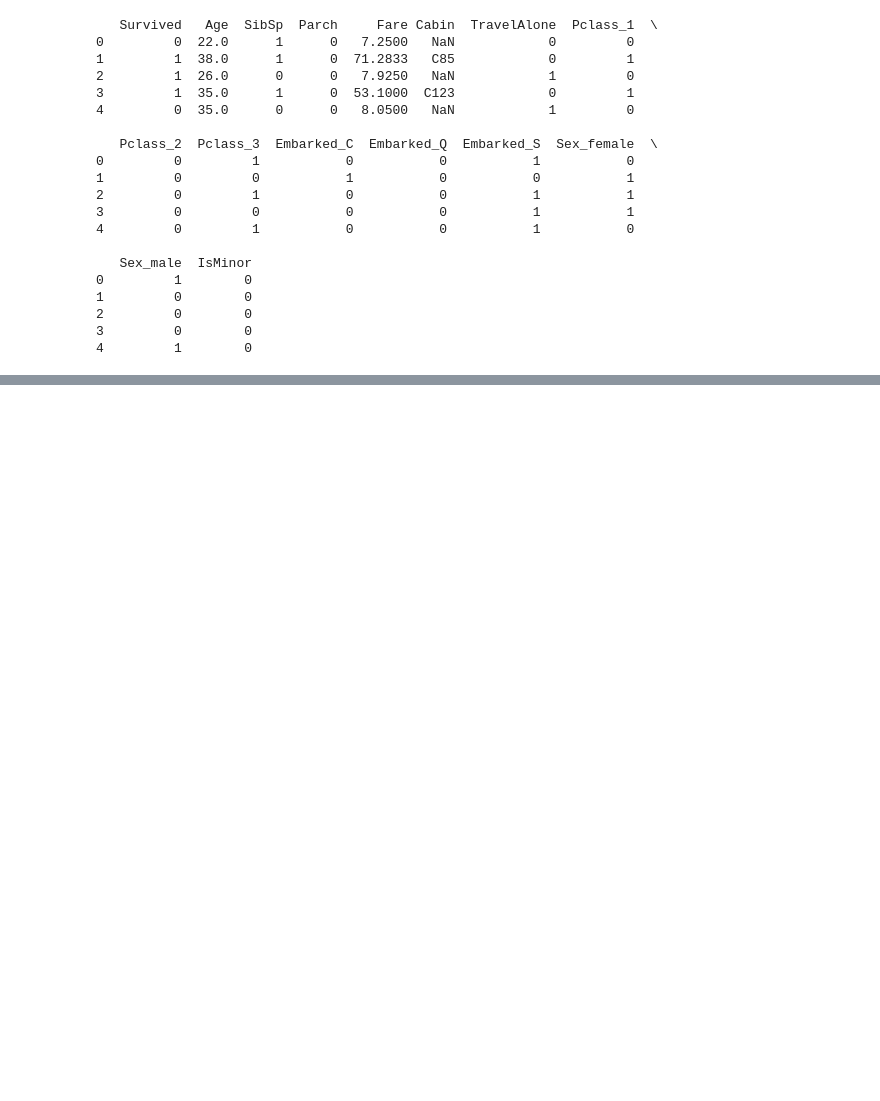
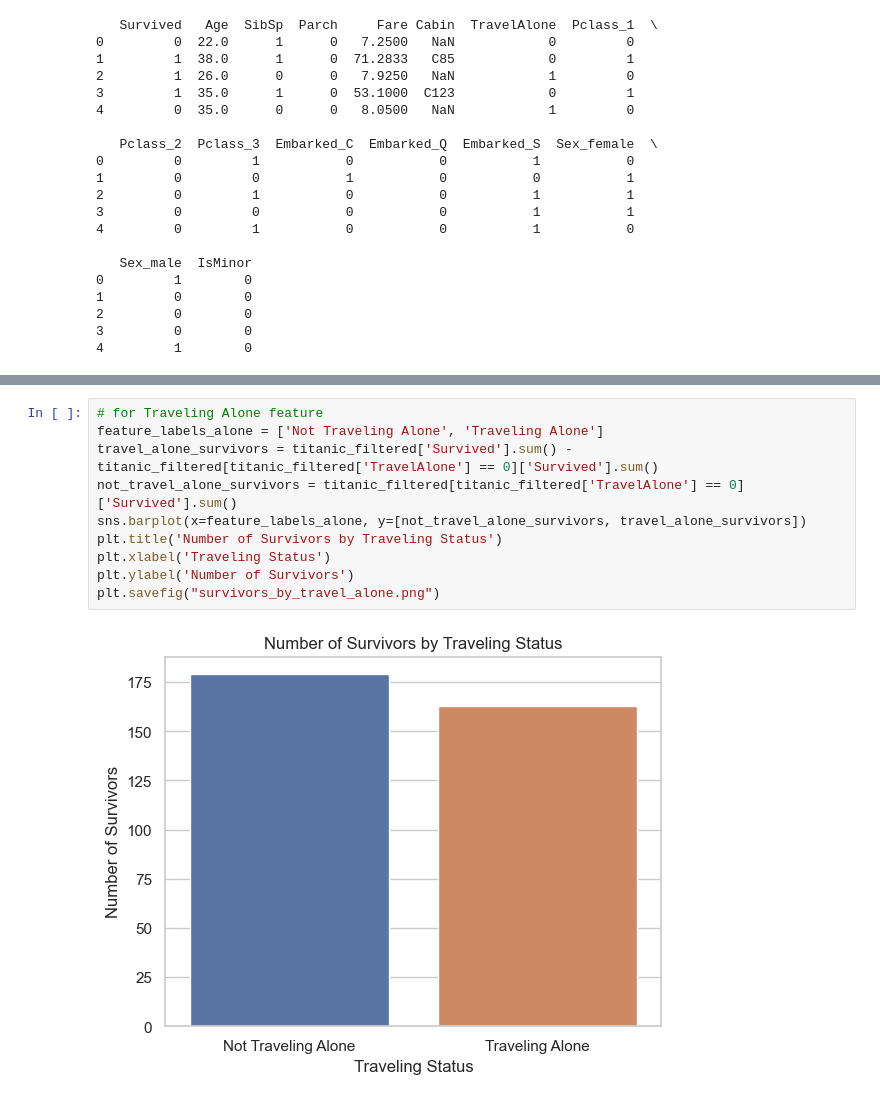
Before and after one commit to Amine-Alami/H3MachineLearning, a Jupyter notebook: TP Titanic.ipynb, the cells around one changed output, grey strips where cells are left out. Cells and saved outputs as stored; diff of their text form; blank space fills up the shorter version.

```diff
--- a/TP Titanic.ipynb
+++ b/TP Titanic.ipynb
@@ -252,0 +263,12 @@ def plot_survivors(data, feature_columns, feature_labels, title, filename, palet
+# %%
+# for Traveling Alone feature
+feature_labels_alone = ['Not Traveling Alone', 'Traveling Alone']
+travel_alone_survivors = titanic_filtered['Survived'].sum() - titanic_filtered[titanic_filtered['TravelAlone'] == 0]['Survived'].sum()
+not_travel_alone_survivors = titanic_filtered[titanic_filtered['TravelAlone'] == 0]['Survived'].sum()
+sns.barplot(x=feature_labels_alone, y=[not_travel_alone_survivors, travel_alone_survivors])
+plt.title('Number of Survivors by Traveling Status')
+plt.xlabel('Traveling Status')
+plt.ylabel('Number of Survivors')
+plt.savefig("survivors_by_travel_alone.png")
+# %% [output]
+[figure, added]
```
Also changed, not shown: parts of 2 cells of this notebook, 2 other files.
